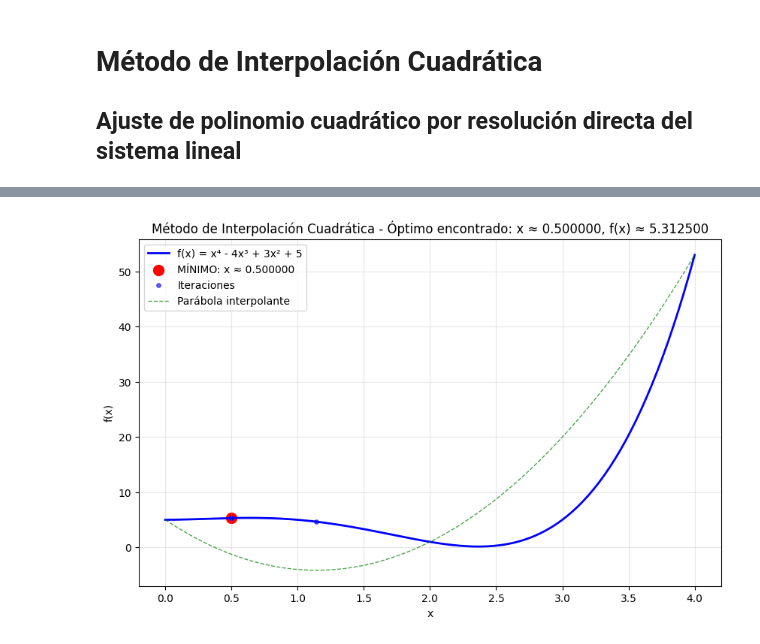
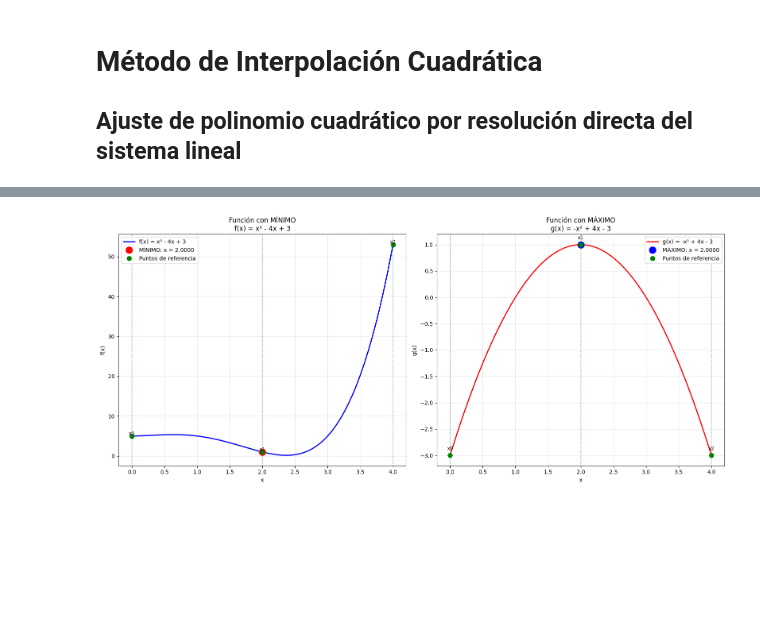
Before and after one commit to wil101/Optimizaci-n, a Jupyter notebook: interpolacion_cuadratica.ipynb, the cells around one changed output, grey strips where cells are left out. Saved outputs shown, nothing was run; the diff lists cells and outputs as text; code cells hidden in the pictures; blank space fills up the shorter version.

```diff
--- a/interpolacion_cuadratica.ipynb
+++ b/interpolacion_cuadratica.ipynb
@@ -66,30 +185,65 @@ print(tabla.round(6))
 # %%
-# Celda 5: Gráfica de convergencia
-x = np.linspace(0, 4, 200)
+# Celda 5: Visualización de mínimo y máximo
+fig, (ax1, ax2) = plt.subplots(1, 2, figsize=(16, 7))
+
+# Subplot 1: Función con mínimo
+x = np.linspace(0, 4, 300)
 y = f(x)
 
-plt.figure(figsize=(10, 6))
-plt.plot(x, y, 'b-', linewidth=2, label='f(x) = x⁴ - 4x³ + 3x² + 5')
-plt.scatter(x_opt, f(x_opt), color='red', s=100, label=f'MÍNIMO: x ≈ {x_opt:.6f}')
-plt.scatter(historial, [f(xi) for xi in historial], color='blue', s=15, alpha=0.6, label='Iteraciones')
+# Detectar automáticamente el tipo de extremo
+h = 1e-5
+segunda_derivada_min = (f(x_min + h) - 2*f(x_min) + f(x_min - h)) / (h**2)
+es_minimo = segunda_derivada_min > 0
+tipo_extremo_1 = "MÍNIMO" if es_minimo else "MÁXIMO"
 
-# Mostrar parábola interpolante final
-if len(historial) >= 3:
-    x0, x1, x2 = 0, 2, 4  # Puntos de interpolación finales
-    y0, y1, y2 = f(x0), f(x1), f(x2)
-    A = np.array([[x0**2, x0, 1], [x1**2, x1, 1], [x2**2, x2, 1]])
-    B = np.array([y0, y1, y2])
-    coeff = np.linalg.solve(A, B)
-    a_coeff, b_coeff, c_coeff = coeff
-    x_poly = np.linspace(0, 4, 100)
-    y_poly = a_coeff * x_poly**2 + b_coeff * x_poly + c_coeff
-    plt.plot(x_poly, y_poly, 'g--', alpha=0.7, linewidth=1, label='Parábola interpolante')
+ax1.plot(x, y, 'b-', linewidth=2, label='f(x) = x² - 4x + 3')
+ax1.plot(x_min, f(x_min), 'ro', markersize=12, label=f'{tipo_extremo_1}: x = {x_min:.4f}')
 
-plt.xlabel('x')
-plt.ylabel('f(x)')
-plt.title(f'Método de Interpolación Cuadrática - Óptimo encontrado: x ≈ {x_opt:.6f}, f(x) ≈ {f(x_opt):.6f}')
-plt.legend()
-plt.grid(True, alpha=0.3)
+# Puntos para interpolación cuadrática
+x0, x1, x2 = 0, 2, 4
+ax1.plot([x0, x1, x2], [f(x0), f(x1), f(x2)], 'go', markersize=8, label='Puntos de referencia')
+
+# Líneas verticales para los puntos de referencia
+for i, px in enumerate([x0, x1, x2]):
+    ax1.axvline(x=px, color='green', linestyle=':', alpha=0.5)
+    ax1.text(px, f(px) + 0.3, f'x{i}', ha='center', fontsize=9)
+
+ax1.set_xlabel('x')
+ax1.set_ylabel('f(x)')
+ax1.set_title(f'Función con {tipo_extremo_1}\nf(x) = x² - 4x + 3')
+ax1.legend()
+ax1.grid(True, alpha=0.3)
+
+# Subplot 2: Función con máximo
+y_max = g(x)
+
+# Detectar automáticamente el tipo de extremo para g(x)
+segunda_derivada_max = (g(x_max + h) - 2*g(x_max) + g(x_max - h)) / (h**2)
+es_minimo_g = segunda_derivada_max > 0
+tipo_extremo_2 = "MÍNIMO" if es_minimo_g else "MÁXIMO"
+
+ax2.plot(x, y_max, 'r-', linewidth=2, label='g(x) = -x² + 4x - 3')
+ax2.plot(x_max, g(x_max), 'bo', markersize=12, label=f'{tipo_extremo_2}: x = {x_max:.4f}')
+
+# Puntos para interpolación cuadrática
+ax2.plot([x0, x1, x2], [g(x0), g(x1), g(x2)], 'go', markersize=8, label='Puntos de referencia')
+
+# Líneas verticales para los puntos de referencia
+for i, px in enumerate([x0, x1, x2]):
+    ax2.axvline(x=px, color='green', linestyle=':', alpha=0.5)
+    ax2.text(px, g(px) + 0.1, f'x{i}', ha='center', fontsize=9)
+
+ax2.set_xlabel('x')
+ax2.set_ylabel('g(x)')
+ax2.set_title(f'Función con {tipo_extremo_2}\ng(x) = -x² + 4x - 3')
+ax2.legend()
+ax2.grid(True, alpha=0.3)
+
+plt.tight_layout()
 plt.show()
+
+print(f"\n🎯 Resumen:")
+print(f"   Función f(x): {tipo_extremo_1} en x = {x_min:.6f}, f(x) = {f(x_min):.6f}")
+print(f"   Función g(x): {tipo_extremo_2} en x = {x_max:.6f}, g(x) = {g(x_max):.6f}")
 # %% [output]
-[figure, old version]
+[figure, new version]
```
Also changed, not shown: parts of 5 cells of this notebook, 9 other files.
